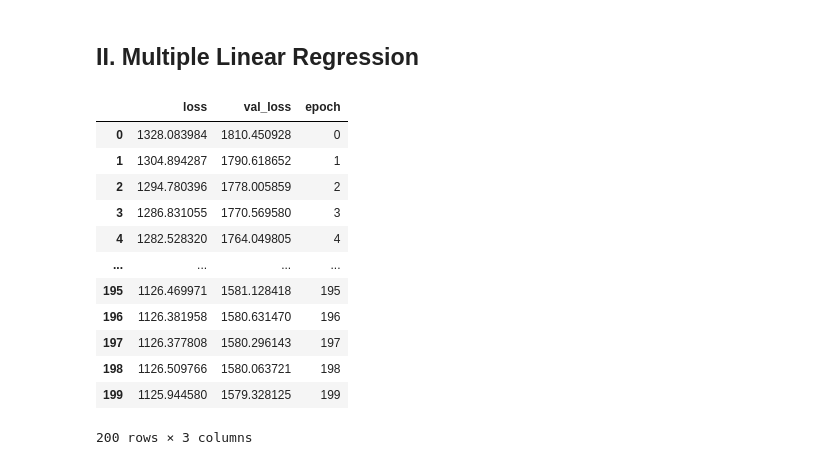
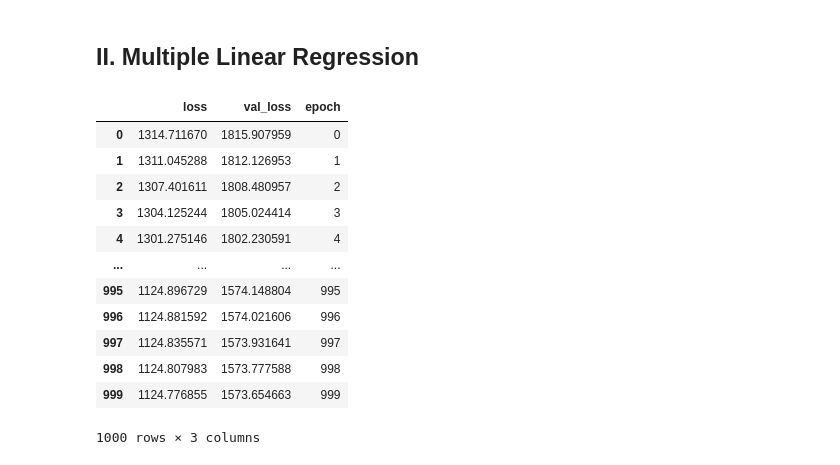
Before and after one commit to DefinitelyVixon/CE475-Project, a Jupyter notebook: Project.ipynb, the cells around one changed output. Cells and saved outputs as stored; diff of their text form; code cells hidden in the pictures.

```diff
--- a/Project.ipynb
+++ b/Project.ipynb
@@ -75,7 +84,7 @@ test_features = test_set.copy()
 train_labels = train_features.pop('Y')
 test_labels = test_features.pop('Y')
 
-table_heuristics = train_set.describe().transpose()[['min', 'max', 'mean', 'std']]
+table_heuristics = dataset.describe().transpose()[['min', 'max', 'mean', 'std']]
 display(table_heuristics)
 # %% [output]
 |  | min | max | mean | std |
@@ -115,11 +124,8 @@ Non-trainable params: 3
 _________________________________________________________________
 None
 # %%
-# def rmse_error(y_actual, y_prediction):
-#     return K.sqrt(K.mean(K.square(y_prediction - y_actual), axis=-1))
-
 x1_model.predict(x1)
-x1_model.compile(optimizer=tf.optimizers.Adam(learning_rate=0.1), loss='mean_absolute_error')
+x1_model.compile(optimizer=tf.optimizers.Adam(learning_rate=0.1), loss=ecm)
 
 history = x1_model.fit(x=train_features['x1'],
                        y=train_labels,
@@ -154,9 +161,9 @@ sns.scatterplot(ax=ax, x=train_features['x1'], y=train_labels,
                 alpha=0.3, color='g', label='Training Data')
 
 x = test_features['x1']
-y_predict = x1_model.predict(x)
+y_predict = x1_model.predict(x, verbose=0)
 
-sns.regplot(ax=ax, x=test_features['SampleNo'], y=y_predict[:,0],
+sns.regplot(ax=ax, x=test_features['x1'], y=y_predict[:,0],
             color='r', scatter=False, truncate=False, label='Predicted')
 
 plt.xlabel('x1')
@@ -173,7 +180,7 @@ axes[1][2].set_visible(False)
 axes[1][0].set_position([0.24, 0.125, 0.228, 0.343])
 axes[1][1].set_position([0.55, 0.125, 0.228, 0.343])
 
-test_results = {}
+all_test_results = {}
 
 ax_i = 0
 xi_normalizer = layers.Normalization(input_shape=[1, ], axis=None)
@@ -185,13 +192,13 @@ for p in predictors:
     xi_normalizer.adapt(xi)
 
     xi_model = tf.keras.Sequential([xi_normalizer, layers.Dense(units=1)])
-    xi_model.predict(xi)
-    xi_model.compile(optimizer=tf.optimizers.Adam(learning_rate=0.1), loss='mean_absolute_error')
+    xi_model.predict(xi, verbose=0)
+    xi_model.compile(optimizer=tf.optimizers.Adam(learning_rate=0.1), loss=ecm)
 
-    test_results[p] = xi_model.evaluate(test_features[p], test_labels, verbose=0)
+    all_test_results[p] = xi_model.evaluate(test_features[p], test_labels, verbose=0)
 
     x = test_features[p]
-    y_predict = xi_model.predict(x)
+    y_predict = xi_model.predict(x, verbose=0)
 
     sns.scatterplot(ax=ax, x=test_features[p], y=test_labels,
                     alpha=0.7, color='b', label='Test Data')
@@ -215,31 +218,31 @@ WARNING:tensorflow:6 out of the last 205 calls to <function Model.make_test_func
 # %%
 mul_linreg = tf.keras.Sequential([tf.keras.layers.Normalization(axis=-1), layers.Dense(units=1)])
 
-mul_linreg.compile(optimizer=tf.optimizers.Adam(learning_rate=0.1), loss='mean_absolute_error')
+mul_linreg.compile(optimizer=tf.optimizers.Adam(learning_rate=0.02), loss=ecm)
 
 history = mul_linreg.fit(
-    train_features,
+    train_features[predictors],
     train_labels,
-    epochs=200,
+    epochs=1000,
     verbose=0,
     validation_split=0.2)
 
-test_results['mul_linreg'] = mul_linreg.evaluate(test_features, test_labels, verbose=0)
+all_test_results['mul_linreg'] = mul_linreg.evaluate(test_features[predictors], test_labels, verbose=0)
 
 hist = pd.DataFrame(history.history)
 hist['epoch'] = history.epoch
 display(hist)
 # %% [output]
 |  | loss | val_loss | epoch |
-| 0 | 1328.083984 | 1810.450928 | 0 |
-| 1 | 1304.894287 | 1790.618652 | 1 |
-| 2 | 1294.780396 | 1778.005859 | 2 |
-| 3 | 1286.831055 | 1770.569580 | 3 |
-| 4 | 1282.528320 | 1764.049805 | 4 |
+| 0 | 1314.711670 | 1815.907959 | 0 |
+| 1 | 1311.045288 | 1812.126953 | 1 |
+| 2 | 1307.401611 | 1808.480957 | 2 |
+| 3 | 1304.125244 | 1805.024414 | 3 |
+| 4 | 1301.275146 | 1802.230591 | 4 |
 | ... | ... | ... | ... |
-| 195 | 1126.469971 | 1581.128418 | 195 |
-| 196 | 1126.381958 | 1580.631470 | 196 |
-| 197 | 1126.377808 | 1580.296143 | 197 |
-| 198 | 1126.509766 | 1580.063721 | 198 |
-| 199 | 1125.944580 | 1579.328125 | 199 |
+| 995 | 1124.896729 | 1574.148804 | 995 |
+| 996 | 1124.881592 | 1574.021606 | 996 |
+| 997 | 1124.835571 | 1573.931641 | 997 |
+| 998 | 1124.807983 | 1573.777588 | 998 |
+| 999 | 1124.776855 | 1573.654663 | 999 |
-200 rows × 3 columns
+1000 rows × 3 columns
```
Also changed, not shown: parts of 26 cells of this notebook.
